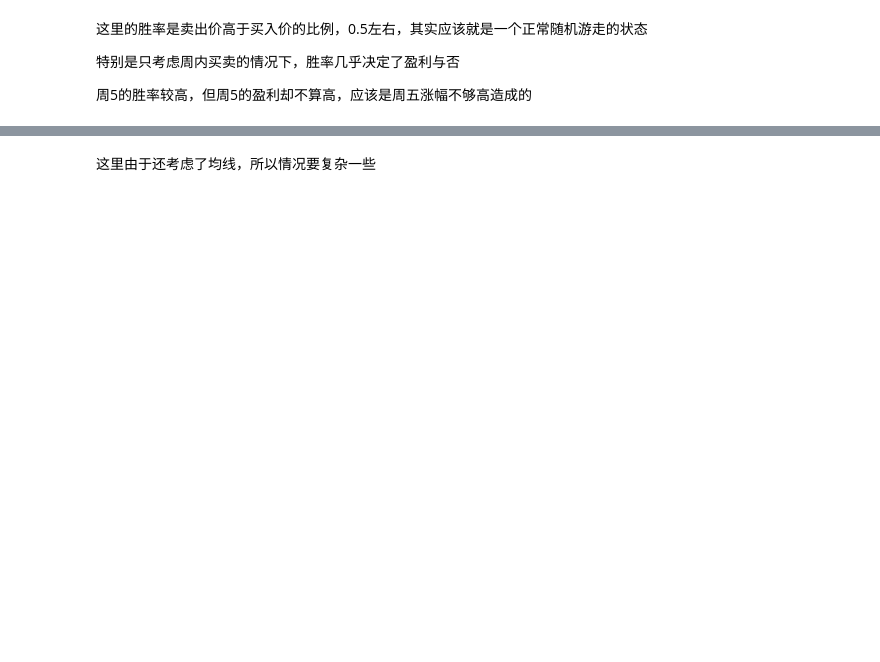
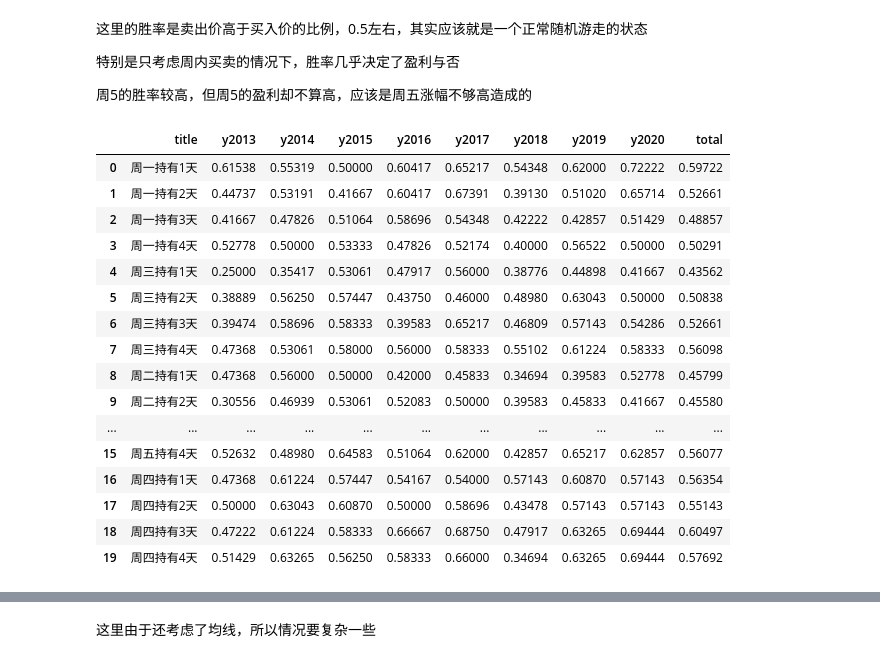
Before and after one commit to zhs007/jupyternotebook.demo, a Jupyter notebook: home/cnfunds/cnfund009.ipynb, the cells around one changed output, grey strips where cells are left out. Drawn from its saved outputs; the diff is of its cells as text; code cells hidden in the pictures; blank space fills up the shorter version.

```diff
--- a/home/cnfunds/cnfund009.ipynb
+++ b/home/cnfunds/cnfund009.ipynb
@@ -109,7 +109,7 @@ paramsinit = trading2_pb2.InitParams(
 )
 
 pnl = libtrdb2.simTradingEx3(trdb2cfg, assets, 0, -1, [buy0], None, paramsbuy, None, paramsinit, None)
-lstpnlaip.append({'title': 'baseline', 'pnl': pnl})
+# lstpnlaip.append({'title': 'baseline', 'pnl': pnl})
 
 dfaip = libtrdb2.buildPNLReport(lstpnlaip)
 # %%
@@ -138,3 +138,27 @@ dfaip[['title', 'maxDrawdown', 'maxDrawdownStart', 'maxDrawdownEnd', 'totalRetur
 特别是只考虑周内买卖的情况下，胜率几乎决定了盈利与否
 
 周5的胜率较高，但周5的盈利却不算高，应该是周五涨幅不够高造成的
+# %%
+retWRY = libtrdb2.buildPNLWinRateReportYear(lstpnlaip)
+
+df0 = retWRY[0].sort_values(by='title').reset_index(drop=True)
+
+df0
+# %% [output]
+|  | title | y2013 | y2014 | y2015 | y2016 | y2017 | y2018 | y2019 | y2020 | total |
+| 0 | 周一持有1天 | 0.61538 | 0.55319 | 0.50000 | 0.60417 | 0.65217 | 0.54348 | 0.62000 | 0.72222 | 0.59722 |
+| 1 | 周一持有2天 | 0.44737 | 0.53191 | 0.41667 | 0.60417 | 0.67391 | 0.39130 | 0.51020 | 0.65714 | 0.52661 |
+| 2 | 周一持有3天 | 0.41667 | 0.47826 | 0.51064 | 0.58696 | 0.54348 | 0.42222 | 0.42857 | 0.51429 | 0.48857 |
+| 3 | 周一持有4天 | 0.52778 | 0.50000 | 0.53333 | 0.47826 | 0.52174 | 0.40000 | 0.56522 | 0.50000 | 0.50291 |
+| 4 | 周三持有1天 | 0.25000 | 0.35417 | 0.53061 | 0.47917 | 0.56000 | 0.38776 | 0.44898 | 0.41667 | 0.43562 |
+| 5 | 周三持有2天 | 0.38889 | 0.56250 | 0.57447 | 0.43750 | 0.46000 | 0.48980 | 0.63043 | 0.50000 | 0.50838 |
+| 6 | 周三持有3天 | 0.39474 | 0.58696 | 0.58333 | 0.39583 | 0.65217 | 0.46809 | 0.57143 | 0.54286 | 0.52661 |
+| 7 | 周三持有4天 | 0.47368 | 0.53061 | 0.58000 | 0.56000 | 0.58333 | 0.55102 | 0.61224 | 0.58333 | 0.56098 |
+| 8 | 周二持有1天 | 0.47368 | 0.56000 | 0.50000 | 0.42000 | 0.45833 | 0.34694 | 0.39583 | 0.52778 | 0.45799 |
+| 9 | 周二持有2天 | 0.30556 | 0.46939 | 0.53061 | 0.52083 | 0.50000 | 0.39583 | 0.45833 | 0.41667 | 0.45580 |
+| ... | ... | ... | ... | ... | ... | ... | ... | ... | ... | ... |
+| 15 | 周五持有4天 | 0.52632 | 0.48980 | 0.64583 | 0.51064 | 0.62000 | 0.42857 | 0.65217 | 0.62857 | 0.56077 |
+| 16 | 周四持有1天 | 0.47368 | 0.61224 | 0.57447 | 0.54167 | 0.54000 | 0.57143 | 0.60870 | 0.57143 | 0.56354 |
+| 17 | 周四持有2天 | 0.50000 | 0.63043 | 0.60870 | 0.50000 | 0.58696 | 0.43478 | 0.57143 | 0.57143 | 0.55143 |
+| 18 | 周四持有3天 | 0.47222 | 0.61224 | 0.58333 | 0.66667 | 0.68750 | 0.47917 | 0.63265 | 0.69444 | 0.60497 |
+| 19 | 周四持有4天 | 0.51429 | 0.63265 | 0.56250 | 0.58333 | 0.66000 | 0.34694 | 0.63265 | 0.69444 | 0.57692 |
```
Also changed, not shown: parts of 15 cells of this notebook, 1 other file.
